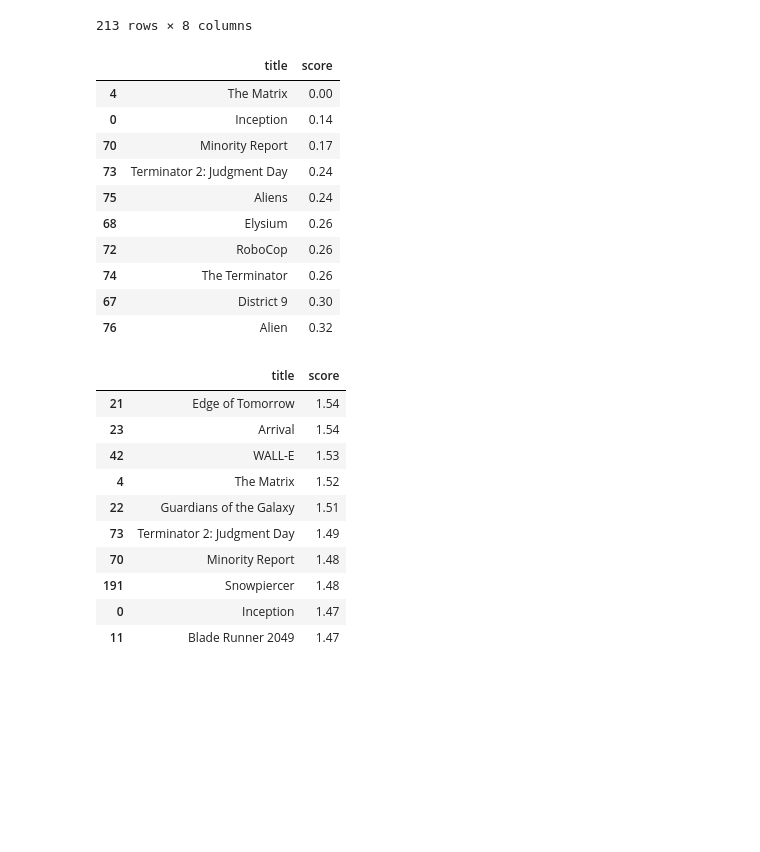
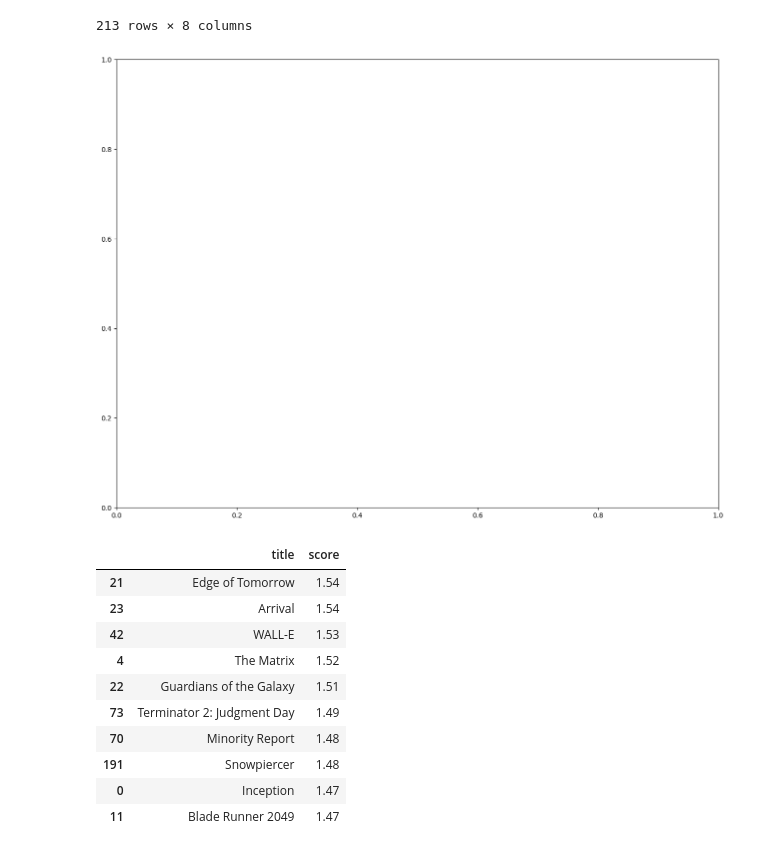
Before and after one commit to vrmelox/firede, a Jupyter notebook: movies.ipynb, the cells around one changed output. Cells and saved outputs as stored; diff of their text form; code cells hidden in the pictures; blank space fills up the shorter version.

Commit message:
feat: Initialize movie recommender project with core utilities, recommender class, and project structure, relocating movie data.

```diff
--- a/movies.ipynb
+++ b/movies.ipynb
@@ -139,35 +108,3 @@ def vector_norm(vec):
-# %%
-def cosine_similarity(vec1, vec2):
-    """
-    Calcule la similarité cosinus entre deux vecteurs
-
-    Paramètres:
-    vec1: numpy array
-    vec2: numpy array de même dimension
-
-    Retour:
-    """
-    docti = dot_product(vec1, vec2)
-    norm_vec1 = vector_norm(vec1)
-    norm_vec2 = vector_norm(vec2)
-    return round(docti / norm_vec1 * norm_vec2, 2)
-# %%
-def euclidian_distance(vec1, vec2):
-    """
-    Calcule la distance euclidienne entre deux vecteurs
-
-    Paramètres:
-    vec1: numpy array
-    vec2: numpy array de même dimension
-
-    Retour:
-    float: distance (0 = identiques, grand = très différents)
-    """
-    if len(vec1) != len(vec2):
-        raise ValueError("Les vecteurs doivent avoir la même dimension")
-    if any(math.isnan(x) for x in vec1 + vec2):
-        return float('nan')
-    return round(math.sqrt(sum([(b - a)**2 for a, b in zip(vec1, vec2)])), 2)
 # %%
 def film_vectors(row):
     return row.iloc[[1, 2, 3, 4, 5]].to_numpy()
@@ -208,19 +145,14 @@ def recommend(movie_title, df, n=5, method='cosine'):
         reco_df = reco_df.sort_values(by='score')
         return reco_df.head(n)
 # %%
-recommend("The Matrix", df, 10, 'euclidian')
+import matplotlib.pyplot as plt
+ga = recommend("The Matrix", df, 10, 'euclidian')
+fig, (ax1) = plt.subplots(1, figsize=(16, 12))
+    ax1.bar(ga[0], user_A, 0.2, label='User A', alpha=0.7)
+    ax1.bar([i for i in x], user_B, 0.2, label='User B', alpha=0.7)
+    ax1.bar([i+0.2 for i in x], user_C, 0.2, label='User C', alpha=0.7)
 # %% [output]
-|  | title | score |
-| 4 | The Matrix | 0.00 |
-| 0 | Inception | 0.14 |
-| 70 | Minority Report | 0.17 |
-| 73 | Terminator 2: Judgment Day | 0.24 |
-| 75 | Aliens | 0.24 |
-| 68 | Elysium | 0.26 |
-| 72 | RoboCop | 0.26 |
-| 74 | The Terminator | 0.26 |
-| 67 | District 9 | 0.30 |
-| 76 | Alien | 0.32 |
+[figure, added]
 # %%
 recommend("The Matrix", df, 10, 'cosine')
 # %% [output]
```
Also changed, not shown: parts of 2 cells of this notebook, 9 other files.
